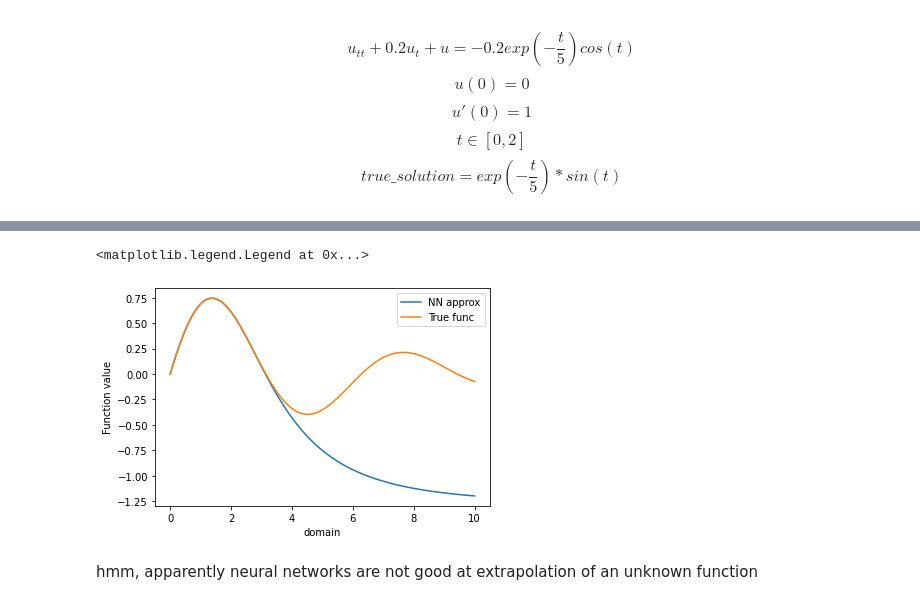
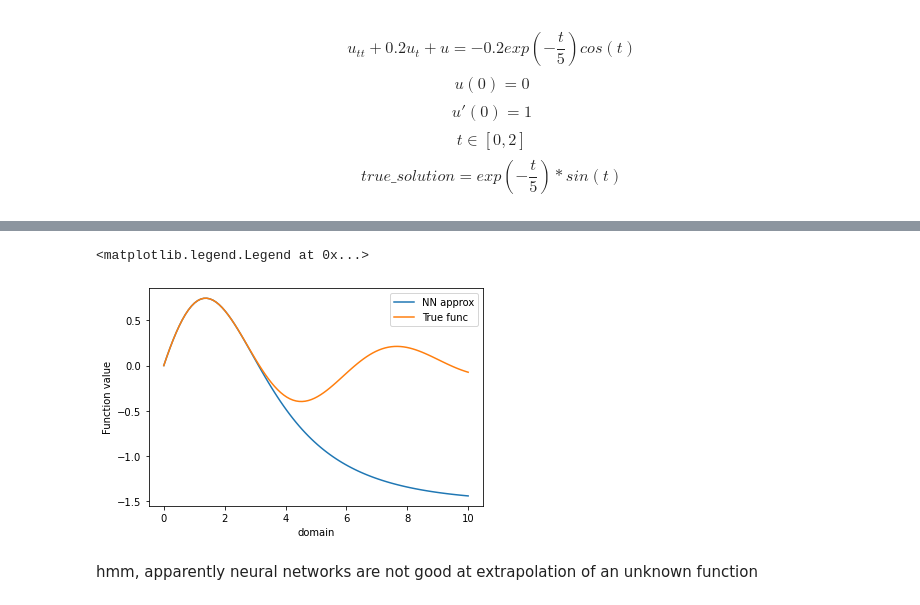
Before and after one commit to Ilshat-Akhmetov/NN_Solver_for_Diff_and_Inegral_Eqs, a Jupyter notebook: JupyterPresentations/Solving_ODE_with_NN.ipynb, the cells around one changed output, grey strips where cells are left out. Cells and saved outputs as stored; diff of their text form; code cells hidden in the pictures.

```diff
--- a/JupyterPresentations/Solving_ODE_with_NN.ipynb
+++ b/JupyterPresentations/Solving_ODE_with_NN.ipynb
@@ -164,14 +164,14 @@ Max residual square loss on train at last epoch: 0.0002589374780654907
 data = torch.linspace(0,10,100)
 data = data.view(-1,1)
 # %%
-plt.plot(data, nn_model(data).detach().numpy(), label='NN approx')
+plt.plot(data, nn_model[0](data).detach().numpy(), label='NN approx')
 plt.plot(data, true_solution(data).detach().numpy(), label='True func')
 plt.xlabel("domain")
 plt.ylabel("Function value")
 plt.legend()
 # %% [output]
 <matplotlib.legend.Legend at 0x...>
-[figure, old version]
+[figure, new version]
 # %% [markdown]
 hmm, apparently neural networks are not good at extrapolation of an unknown function
 # %% [markdown]
```
Also changed, not shown: parts of 19 cells of this notebook, 16 other files.
